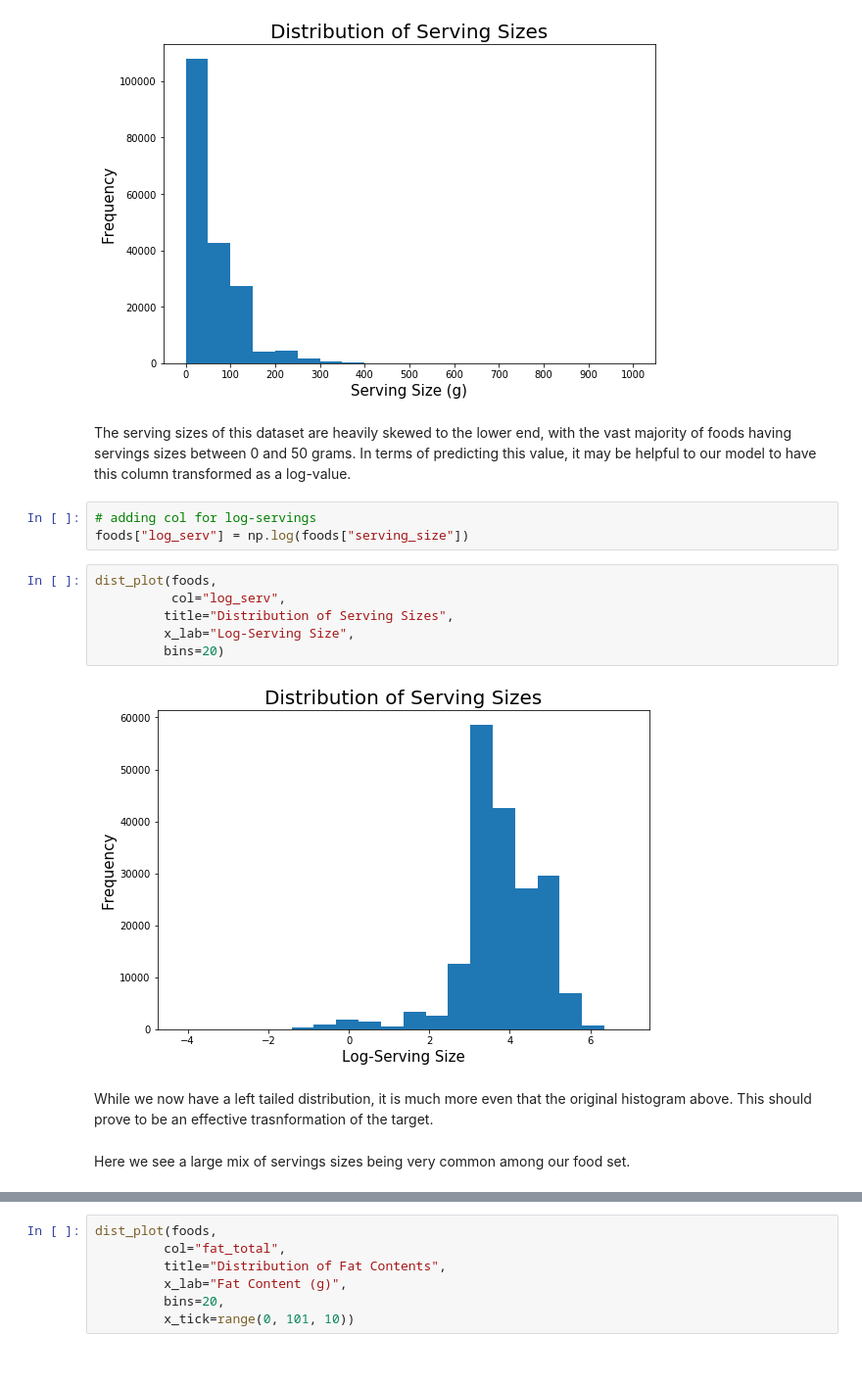
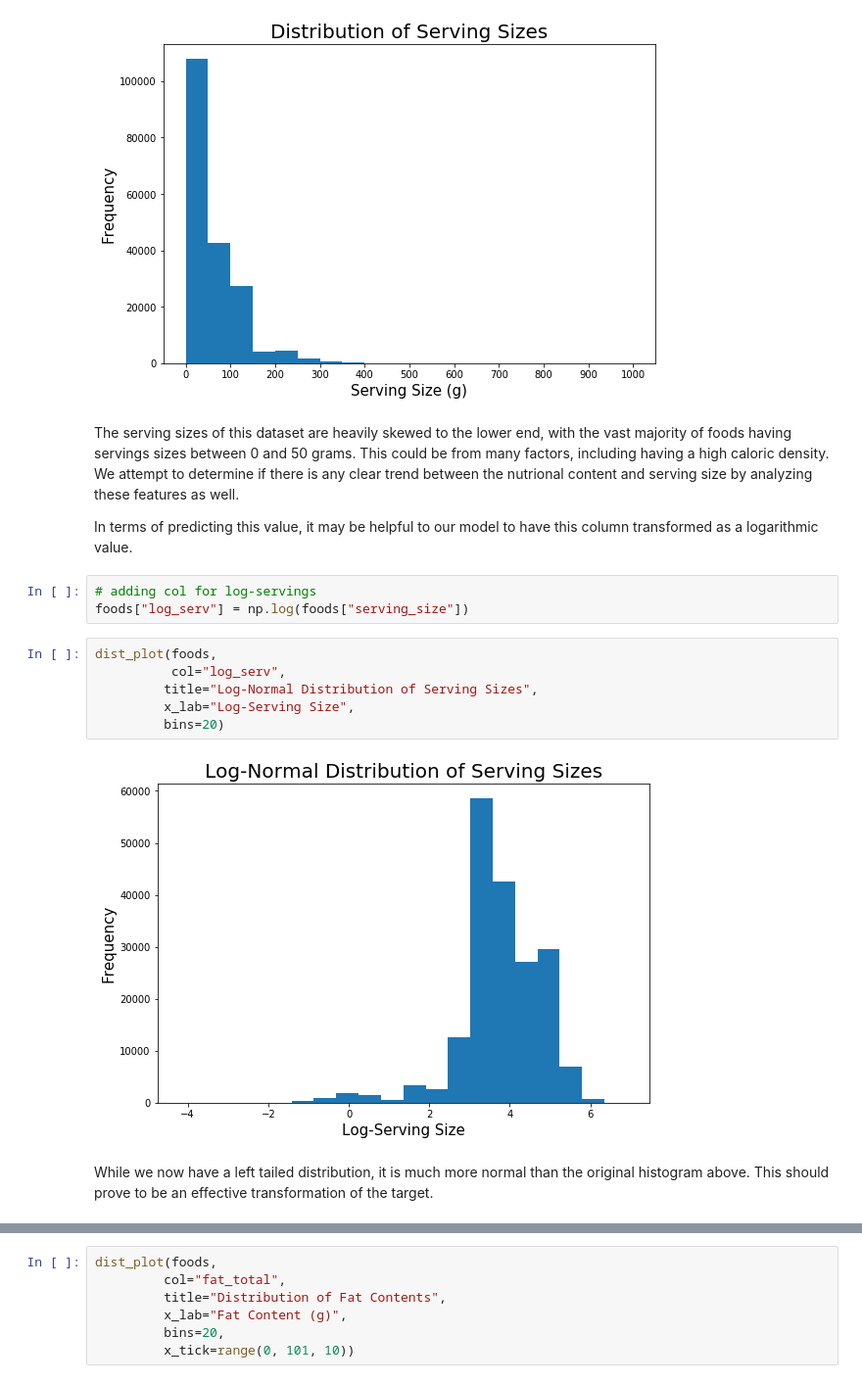
Before and after one commit to ondovj/serving_size_modeling, a Jupyter notebook: code/2-eda.ipynb, the cells around one changed output, grey strips where cells are left out. Shown at 98% size. Drawn from its saved outputs; the diff is of its cells as text.

```diff
--- a/code/2-eda.ipynb
+++ b/code/2-eda.ipynb
@@ -195,19 +198,19 @@ dist_plot(foods,
 # %% [output]
 [figure]
 # %% [markdown]
-The serving sizes of this dataset are heavily skewed to the lower end, with the vast majority of foods having servings sizes between 0 and 50 grams. In terms of predicting this value, it may be helpful to our model to have this column transformed as a log-value.
+The serving sizes of this dataset are heavily skewed to the lower end, with the vast majority of foods having servings sizes between 0 and 50 grams. This could be from many factors, including having a high caloric density. We attempt to determine if there is any clear trend between the nutrional content and serving size by analyzing these features as well.
+
+In terms of predicting this value, it may be helpful to our model to have this column transformed as a logarithmic value.
 # %%
 # adding col for log-servings
 foods["log_serv"] = np.log(foods["serving_size"])
 # %%
 dist_plot(foods,
           col="log_serv",
-         title="Distribution of Serving Sizes",
+         title="Log-Normal Distribution of Serving Sizes",
          x_lab="Log-Serving Size",
          bins=20)
 # %% [output]
-[figure, old version]
+[figure, new version]
 # %% [markdown]
-While we now have a left tailed distribution, it is much more even that the original histogram above. This should prove to be an effective trasnformation of the target.
+While we now have a left tailed distribution, it is much more normal than the original histogram above. This should prove to be an effective transformation of the target.
-# %% [markdown]
-Here we see a large mix of servings sizes being very common among our food set.
```
Also changed, not shown: parts of 27 cells of this notebook, 4 other files.
